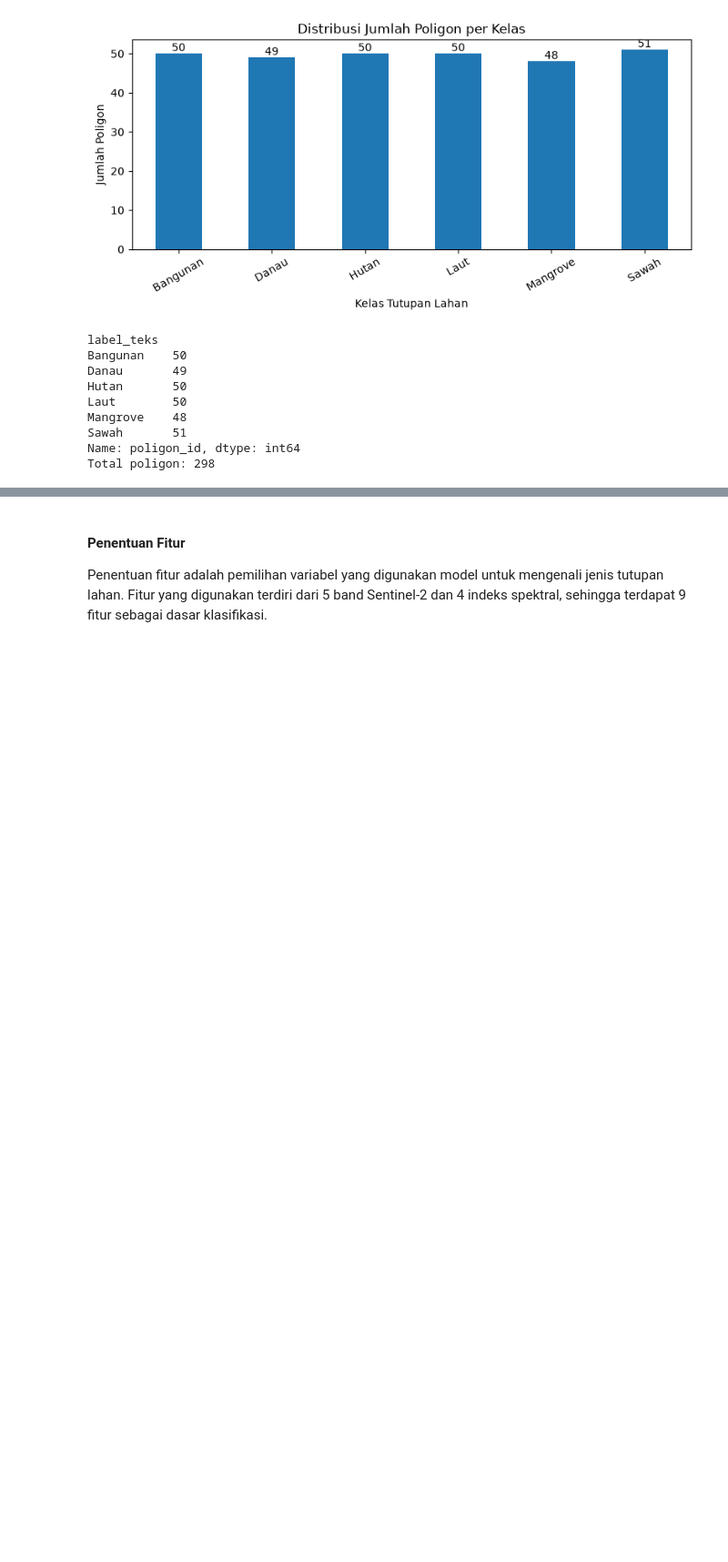
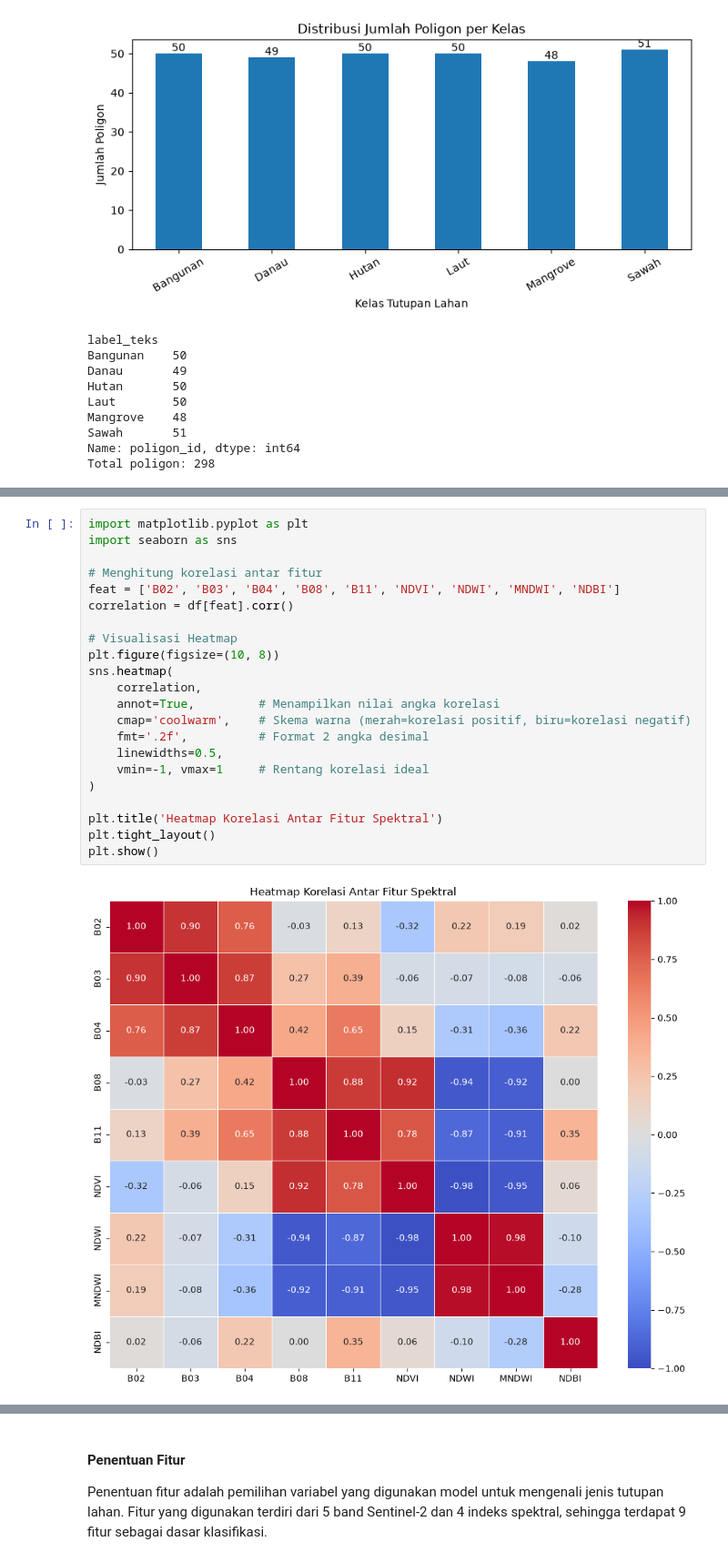
Before and after one commit to lailaahfr/PSD, a Jupyter notebook: _sources/uts-klasifkikasi.ipynb, the cells around one changed output, grey strips where cells are left out. Shown at 91% size. Drawn from its saved outputs; the diff is of its cells as text; blank space fills up the shorter version.

```diff
--- a/_sources/uts-klasifkikasi.ipynb
+++ b/_sources/uts-klasifkikasi.ipynb
@@ -315,0 +389,24 @@ Total poligon: 298
+# %%
+import matplotlib.pyplot as plt
+import seaborn as sns
+
+# Menghitung korelasi antar fitur
+feat = ['B02', 'B03', 'B04', 'B08', 'B11', 'NDVI', 'NDWI', 'MNDWI', 'NDBI']
+correlation = df[feat].corr()
+
+# Visualisasi Heatmap
+plt.figure(figsize=(10, 8))
+sns.heatmap(
+    correlation,
+    annot=True,         # Menampilkan nilai angka korelasi
+    cmap='coolwarm',    # Skema warna (merah=korelasi positif, biru=korelasi negatif)
+    fmt='.2f',          # Format 2 angka desimal
+    linewidths=0.5,
+    vmin=-1, vmax=1     # Rentang korelasi ideal
+)
+
+plt.title('Heatmap Korelasi Antar Fitur Spektral')
+plt.tight_layout()
+plt.show()
+# %% [output]
+[figure, added]
```
Also changed, not shown: parts of 12 cells of this notebook, 7 other files.
